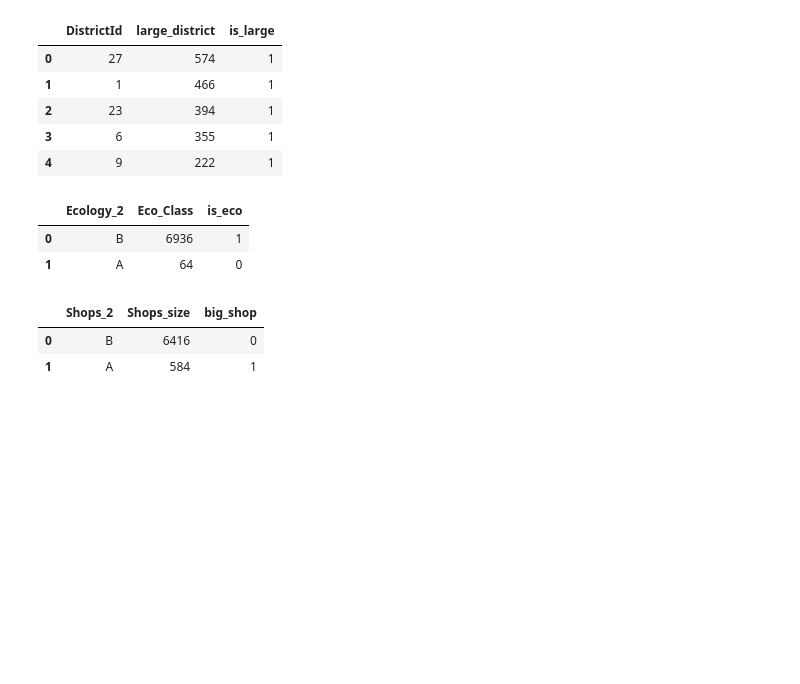
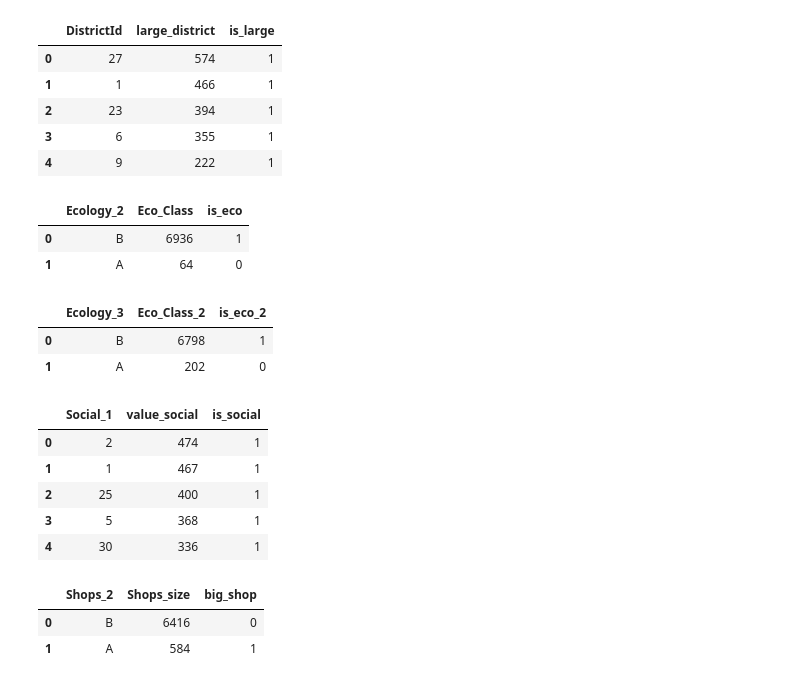
Before and after one commit to Donchenkov/Python-for-DS, a Jupyter notebook: project.ipynb, the cells around one changed output. Cells and saved outputs as stored; diff of their text form; code cells hidden in the pictures; blank space fills up the shorter version.

```diff
--- a/project.ipynb
+++ b/project.ipynb
@@ -135,6 +135,27 @@ eco_info1.head()
 |  | Ecology_2 | Eco_Class | is_eco |
 | 0 | B | 6936 | 1 |
 | 1 | A | 64 | 0 |
+# %%
+eco_info2 = train['Ecology_3'].value_counts().reset_index().\
+    rename(columns={'index':'Ecology_3', 'Ecology_3':'Eco_Class_2'})
+eco_info2['is_eco_2'] = (eco_info2['Eco_Class_2'] > 1000).astype(int)
+eco_info2.head()
+# %% [output]
+|  | Ecology_3 | Eco_Class_2 | is_eco_2 |
+| 0 | B | 6798 | 1 |
+| 1 | A | 202 | 0 |
+# %%
+social_info1 = train['Social_1'].value_counts().reset_index().\
+    rename(columns={'index':'Social_1', 'Social_1':'value_social'})
+social_info1['is_social'] = (social_info1['value_social'] > 100).astype(int)
+social_info1.head()
+# %% [output]
+|  | Social_1 | value_social | is_social |
+| 0 | 2 | 474 | 1 |
+| 1 | 1 | 467 | 1 |
+| 2 | 25 | 400 | 1 |
+| 3 | 5 | 368 | 1 |
+| 4 | 30 | 336 | 1 |
 # %%
 shops_info1 = train['Shops_2'].value_counts().reset_index().\
     rename(columns={'index':'Shops_2', 'Shops_2':'Shops_size'})
```
Also changed, not shown: parts of 18 cells of this notebook.
